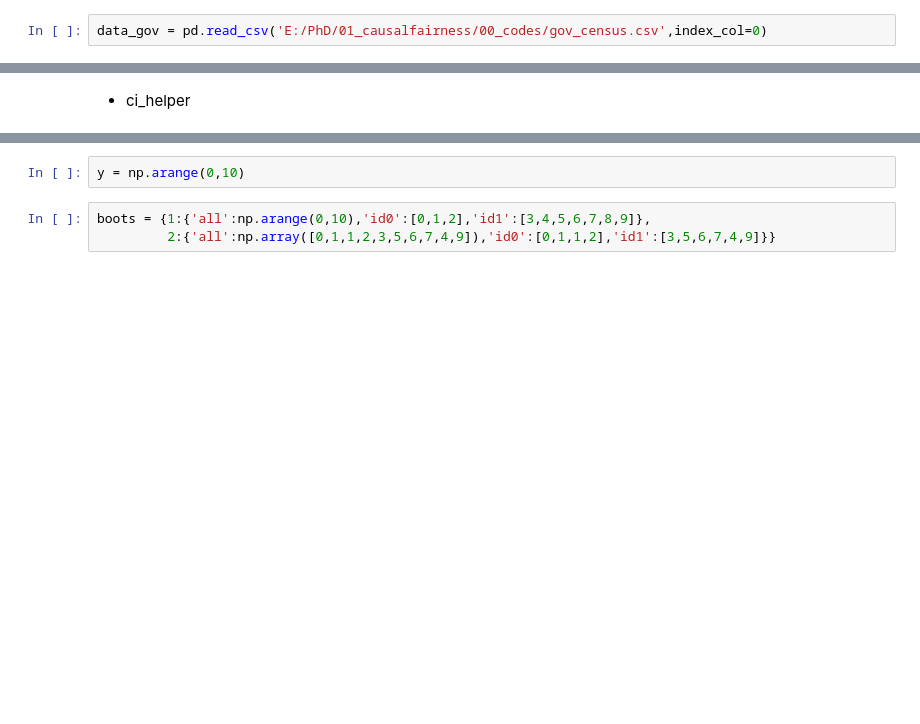
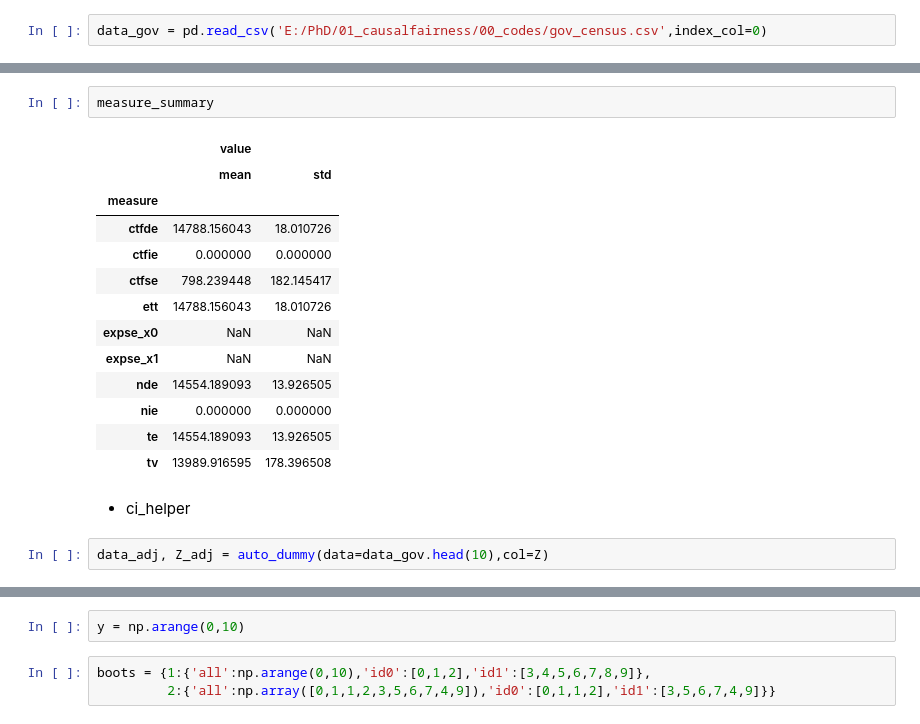
Before and after one commit to cyin666/CausalFairness, a Jupyter notebook: 00_CausalEffectsDecomp/test.ipynb, the cells around one changed output, grey strips where cells are left out. Cells and saved outputs as stored; diff of their text form; blank space fills up the shorter version.

```diff
--- a/00_CausalEffectsDecomp/test.ipynb
+++ b/00_CausalEffectsDecomp/test.ipynb
@@ -20,2 +66,20 @@ data_gov = pd.read_csv('E:/PhD/01_causalfairness/00_codes/gov_census.csv',index_
+# %%
+measure_summary
+# %% [output]
+|  | value |  |
+|  | mean | std |
+| measure |  |  |
+| ctfde | 14788.156043 | 18.010726 |
+| ctfie | 0.000000 | 0.000000 |
+| ctfse | 798.239448 | 182.145417 |
+| ett | 14788.156043 | 18.010726 |
+| expse_x0 | NaN | NaN |
+| expse_x1 | NaN | NaN |
+| nde | 14554.189093 | 13.926505 |
+| nie | 0.000000 | 0.000000 |
+| te | 14554.189093 | 13.926505 |
+| tv | 13989.916595 | 178.396508 |
 # %% [markdown]
 - ci_helper
+# %%
+data_adj, Z_adj = auto_dummy(data=data_gov.head(10),col=Z)
```
Also changed, not shown: parts of 10 cells of this notebook, 2 other files.
